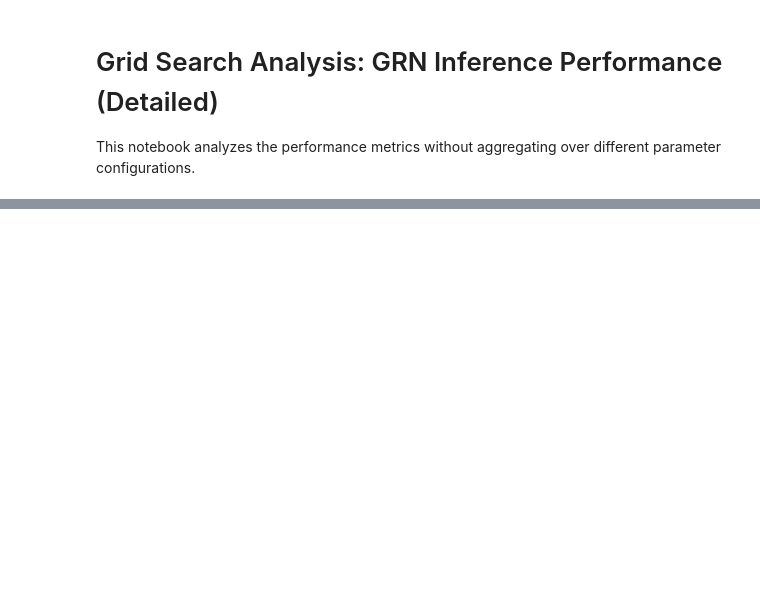
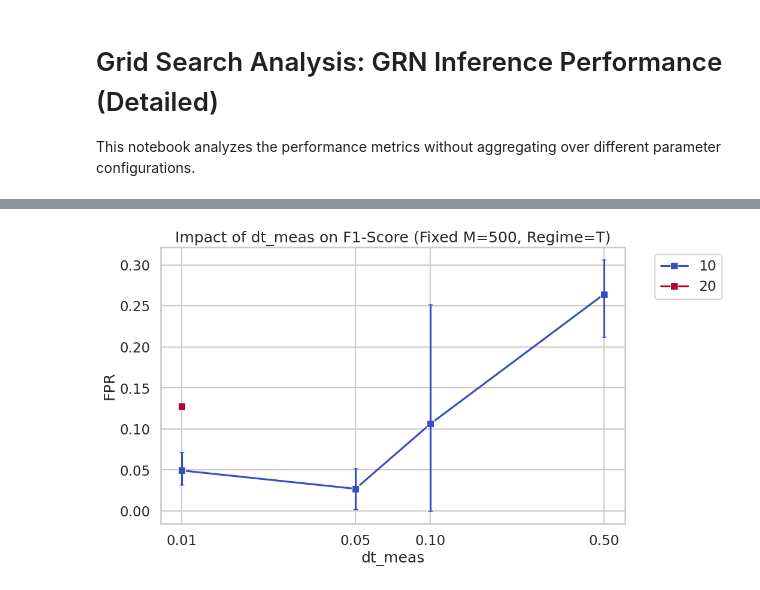
Before and after one commit to CoMuNeLab/Onsager_Machlup_Inf, a Jupyter notebook: Grid_Search_Analysis.ipynb, the cells around one changed output, grey strips where cells are left out. Drawn from its saved outputs; the diff is of its cells as text; code cells hidden in the pictures; blank space fills up the shorter version.

```diff
--- a/Grid_Search_Analysis.ipynb
+++ b/Grid_Search_Analysis.ipynb
@@ -72,3 +98,19 @@ plt.show()
+# %%
+# Choose a specific configuration: M_pairs=500, Regime=Transient
+fixed_Regime = 'T'
+df_dt = df[(df['M_pairs'] == fixed_M) & (df['Regime'] == fixed_Regime)]
+
+fig, ax = plt.subplots(figsize=(10, 6))
+sns.lineplot(err_style='bars', err_kws={'capsize': 3}, data=df_dt, x='dt_meas', y='FPR', hue='N', marker='s', palette='coolwarm', ax=ax)
+ax.set_title(f'Impact of dt_meas on F1-Score (Fixed M={fixed_M}, Regime={fixed_Regime})')
+ax.set_xscale('log')
+ax.set_xticks([0.01, 0.05, 0.1, 0.5])
+ax.get_xaxis().set_major_formatter(plt.ScalarFormatter())
+plt.legend(bbox_to_anchor=(1.05, 1), loc='upper left')
+plt.savefig('images/detailed/impact_of_dt_fixed.png', dpi=300, bbox_inches='tight')
+plt.show()
+# %% [output]
+[figure, added]
 # %%
 # Plot SHD vs N, faceted by Regime and dt_meas, for fixed M_pairs=500
 g = sns.catplot(
```
Also changed, not shown: parts of 6 cells of this notebook, 4 other files.
